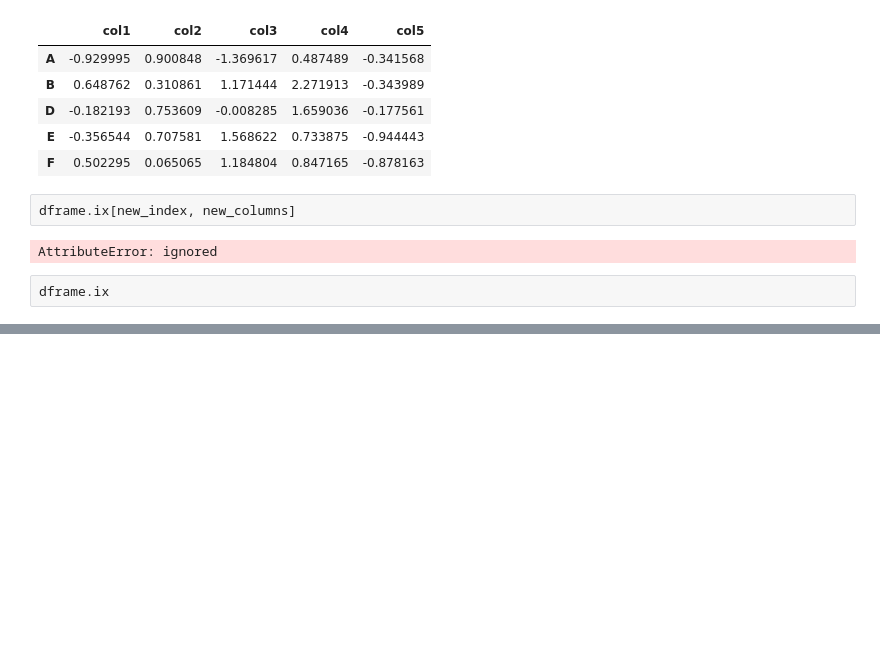
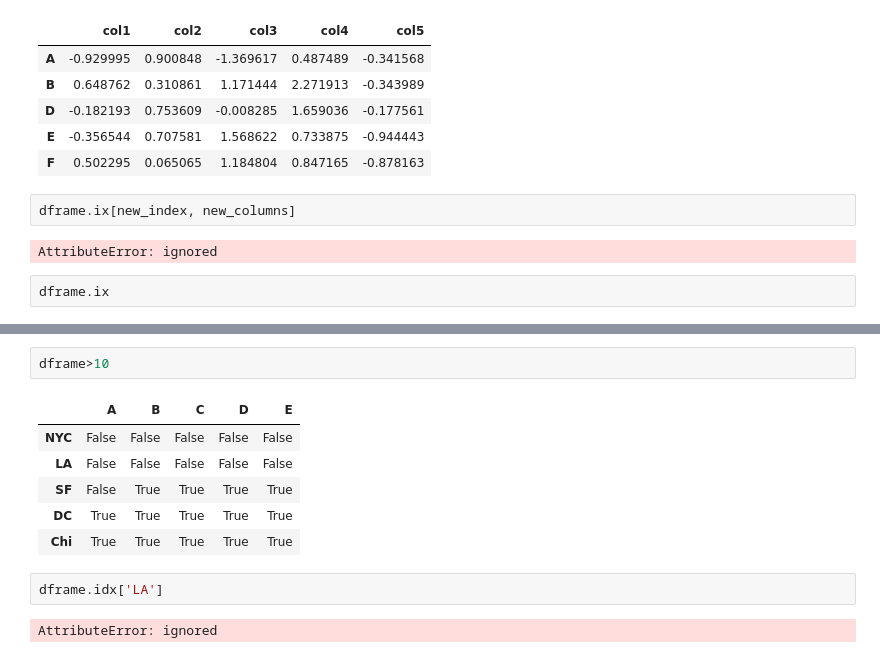
Before and after one commit to 036takashima/python_ds, a Jupyter notebook: pandas.ipynb, the cells around one changed output, grey strips where cells are left out. Saved outputs shown, nothing was run; the diff lists cells and outputs as text; blank space fills up the shorter version.

```diff
--- a/pandas.ipynb
+++ b/pandas.ipynb
@@ -341,0 +493,13 @@ dframe.ix
+# %%
+dframe>10
+# %% [output]
+|  | A | B | C | D | E |
+| NYC | False | False | False | False | False |
+| LA | False | False | False | False | False |
+| SF | False | True | True | True | True |
+| DC | True | True | True | True | True |
+| Chi | True | True | True | True | True |
+# %%
+dframe.idx['LA']
+# %% [output]
+AttributeError: ignored
```
Also changed, not shown: parts of 29 cells of this notebook.
